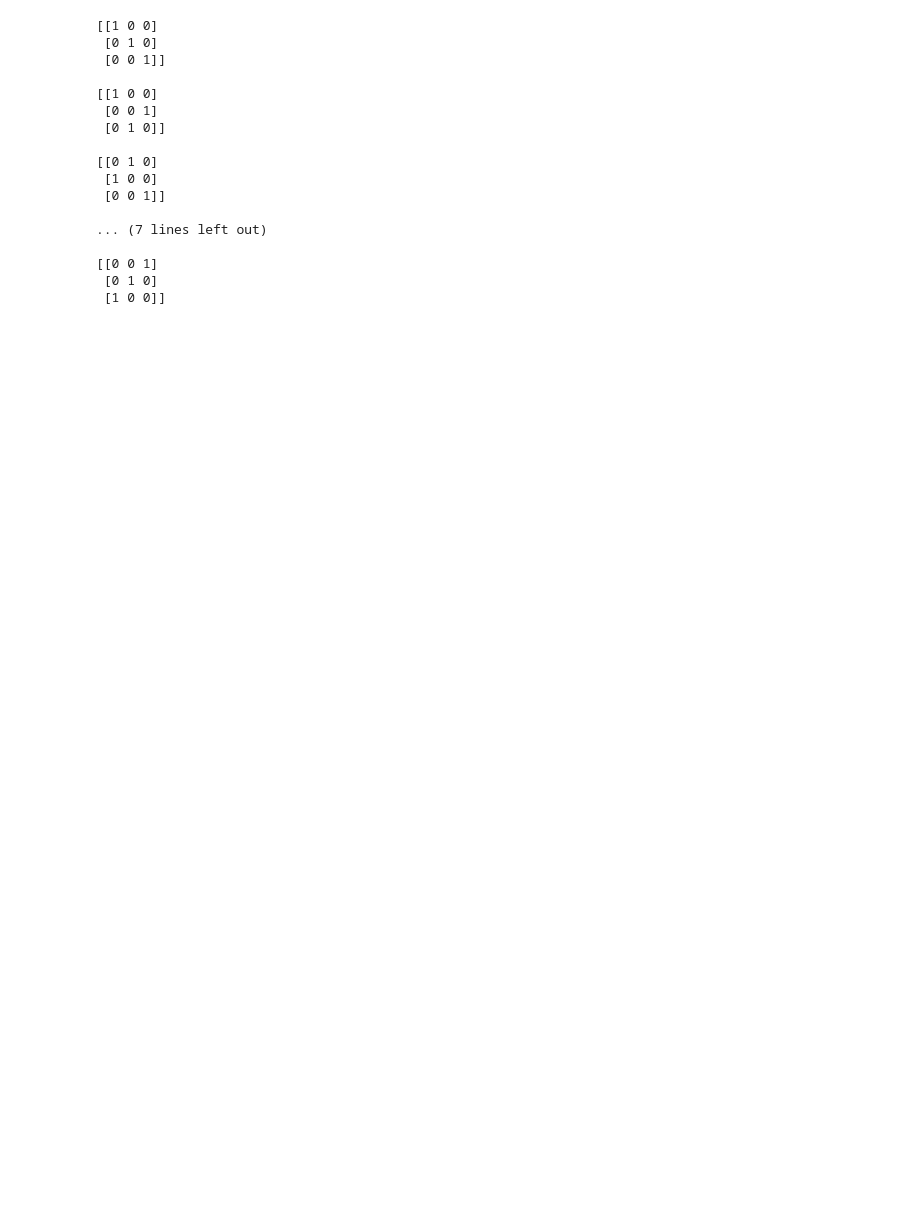
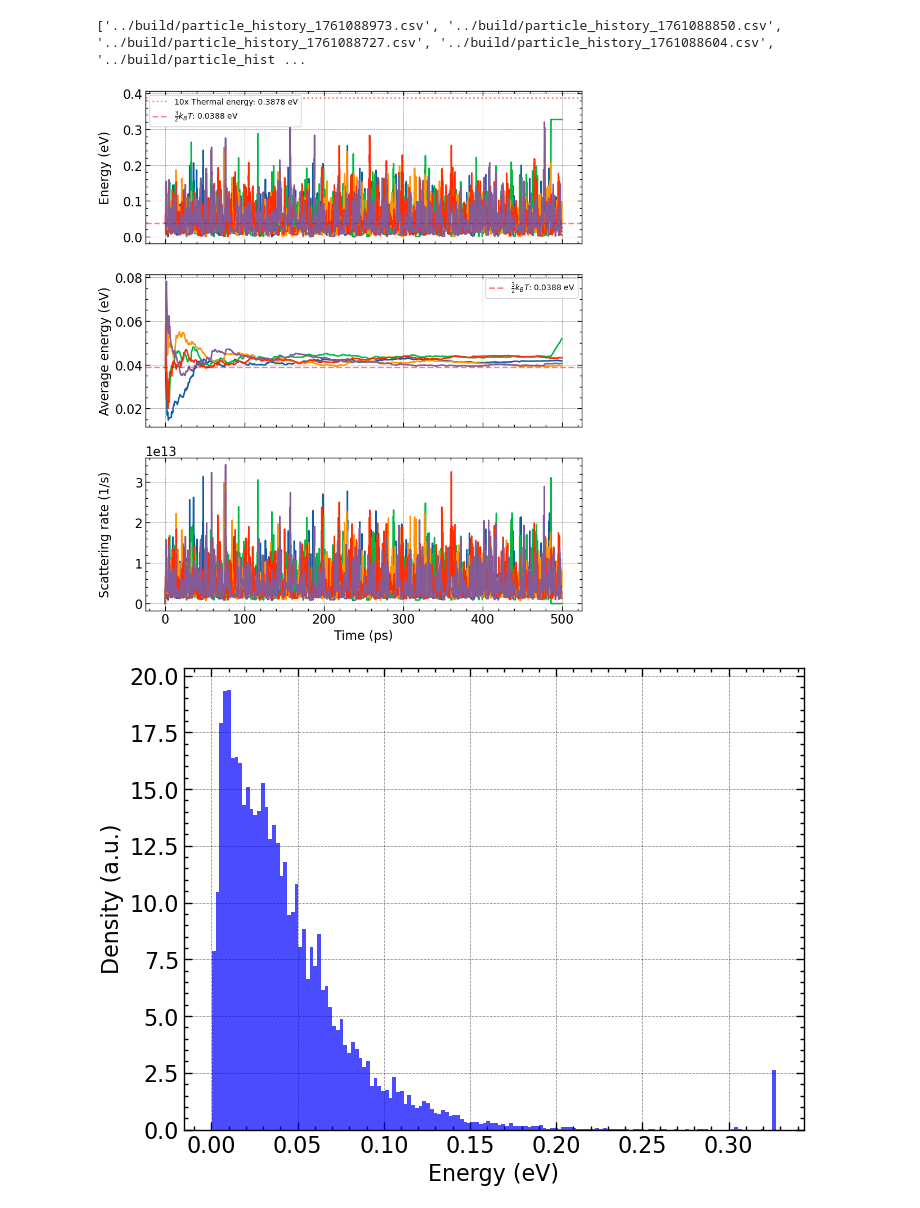
Before and after one commit to RemiHelleboid/UltimateEPM, a Jupyter notebook: python/test.ipynb, the cells around one changed output. Saved outputs shown, nothing was run; the diff lists cells and outputs as text; code cells hidden in the pictures; blank space fills up the shorter version.

```diff
--- a/python/test.ipynb
+++ b/python/test.ipynb
@@ -1,5 +1,7 @@
 # %%
 import numpy as np
+import matplotlib.pyplot as plt
+import glob, os
 
-import sys, os
-import itertools
+import scienceplots
+plt.style.use(['science', 'notebook', 'grid'])
@@ -15,23 +8,48 @@ def _permutation_matrices():
-# %%
-pp = _permutation_matrices()
-for m in pp:
-    print(m)
-    print()
-# %% [output]
-[[1 0 0]
- [0 1 0]
- [0 0 1]]
-
-[[1 0 0]
- [0 0 1]
- [0 1 0]]
-
-[[0 1 0]
- [1 0 0]
- [0 0 1]]
-
-... (7 lines left out)
-
-[[0 0 1]
- [0 1 0]
- [1 0 0]]
+# %%
+folder = "../build/"
+all_files = glob.glob(os.path.join(folder, "particle*.csv"))
+# sort files by modification time
+all_files.sort(key=os.path.getmtime, reverse=True)
+print(all_files)
+# %% [output]
+['../build/particle_history_1761088973.csv', '../build/particle_history_1761088850.csv', '../build/particle_history_1761088727.csv', '../build/particle_history_1761088604.csv', '../build/particle_hist ...
+# %%
+fig, ax = plt.subplots(3, sharex=True, figsize=(10, 12))
+NbFilesToPlot = 5
+all_energies = np.array([])
+for file in all_files[:NbFilesToPlot]:
+    data = np.loadtxt(file, delimiter=',', skiprows=1)
+    nb_cols = data.shape[1]
+    energy_data = data[:, nb_cols - 1]
+    time = 1e12 * data[:, 0]
+    ax[0].plot(time, energy_data)
+    cum_mean = np.cumsum(energy_data) / np.arange(1, len(energy_data) + 1)
+    ax[1].plot(time, cum_mean)
+    gamma_data = data[:, 1]
+    ax[2].plot(time, gamma_data)
+    final_mean = cum_mean[-1]
+    all_energies = np.concatenate((all_energies, energy_data), axis=0)
+
+kB = 8.617333262145e-5  # eV/K
+T = 300  # K
+thermal_energy = (3.0/2.0) * kB * T
+ax[0].axhline(10*thermal_energy, color='r', linestyle=':', label=f'10x Thermal energy: {10*thermal_energy:.4f} eV', alpha=0.5)
+ax[0].axhline(thermal_energy, color='r', linestyle='--', label=f'$\\frac{{3}}{{2}} k_B T$: {thermal_energy:.4f} eV', alpha=0.5)
+ax[1].axhline(thermal_energy, color='r', linestyle='--', label=f'$\\frac{{3}}{{2}} k_B T$: {thermal_energy:.4f} eV', alpha=0.5)
+ax[0].legend(fontsize=10, loc='upper left')
+ax[1].legend(fontsize=10, loc='upper right')
+ax[0].set_ylabel("Energy (eV)")
+ax[1].set_ylabel("Average energy (eV)")
+ax[2].set_xlabel("Time (ps)")
+ax[2].set_ylabel("Scattering rate (1/s)")
+fig.align_ylabels()
+
+
+fig, ax = plt.subplots(1, figsize=(8, 6))
+ax.hist(all_energies, bins=150, density=True, alpha=0.7, color='b', label='Energy distribution')
+ax.set_xlabel("Energy (eV)")
+ax.set_ylabel("Density (a.u.)")
+plt.show()
+# %% [output]
+[figure, added]
+[figure, added]
```
Also changed, not shown: parts of 2 cells of this notebook, 12 other files.
